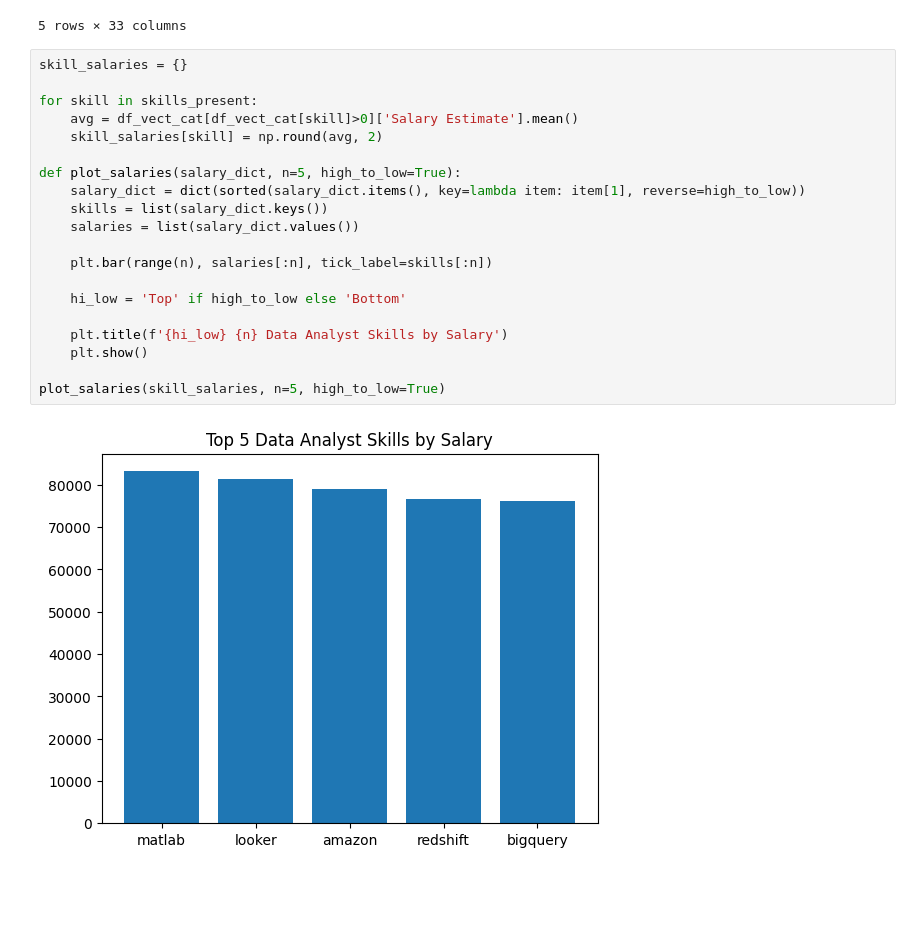
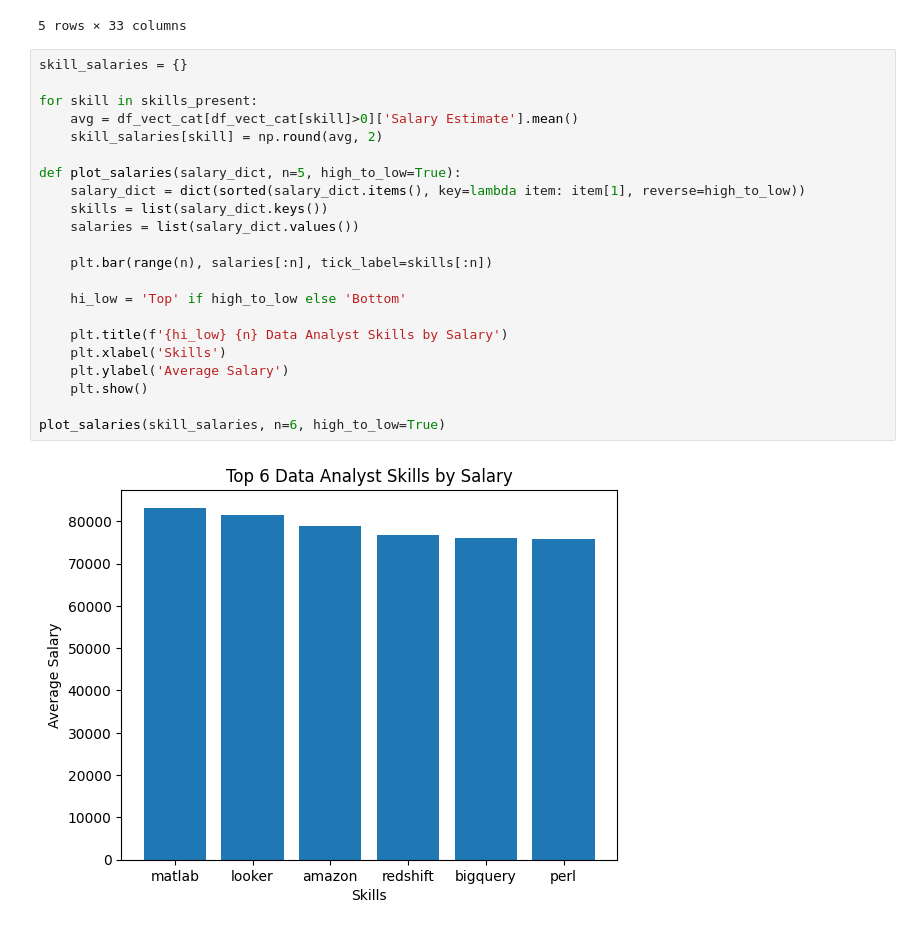
Before and after one commit to iansind/tech-jobs-clustering, a Jupyter notebook: tech_jobs_unsupervised_analysis.ipynb, the cells around one changed output. Cells and saved outputs as stored; diff of their text form; blank space fills up the shorter version.

Commit message:
Added more supporting text and cleaned up visuals. Additional text describing the processes was added to the notebook. Small changes to displayed data, such as tables and charts, were implemented.

```diff
--- a/tech_jobs_unsupervised_analysis.ipynb
+++ b/tech_jobs_unsupervised_analysis.ipynb
@@ -471,22 +483,24 @@ df_vect_cat.head()
 # %%
 skill_salaries = {}
 
 for skill in skills_present:
     avg = df_vect_cat[df_vect_cat[skill]>0]['Salary Estimate'].mean()
     skill_salaries[skill] = np.round(avg, 2)
 
 def plot_salaries(salary_dict, n=5, high_to_low=True):
     salary_dict = dict(sorted(salary_dict.items(), key=lambda item: item[1], reverse=high_to_low))
     skills = list(salary_dict.keys())
     salaries = list(salary_dict.values())
 
     plt.bar(range(n), salaries[:n], tick_label=skills[:n])
 
     hi_low = 'Top' if high_to_low else 'Bottom'
 
     plt.title(f'{hi_low} {n} Data Analyst Skills by Salary')
+    plt.xlabel('Skills')
+    plt.ylabel('Average Salary')
     plt.show()
 
-plot_salaries(skill_salaries, n=5, high_to_low=True)
+plot_salaries(skill_salaries, n=6, high_to_low=True)
 # %% [output]
-[figure, old version]
+[figure, new version]
```
Also changed, not shown: parts of 23 cells of this notebook.
